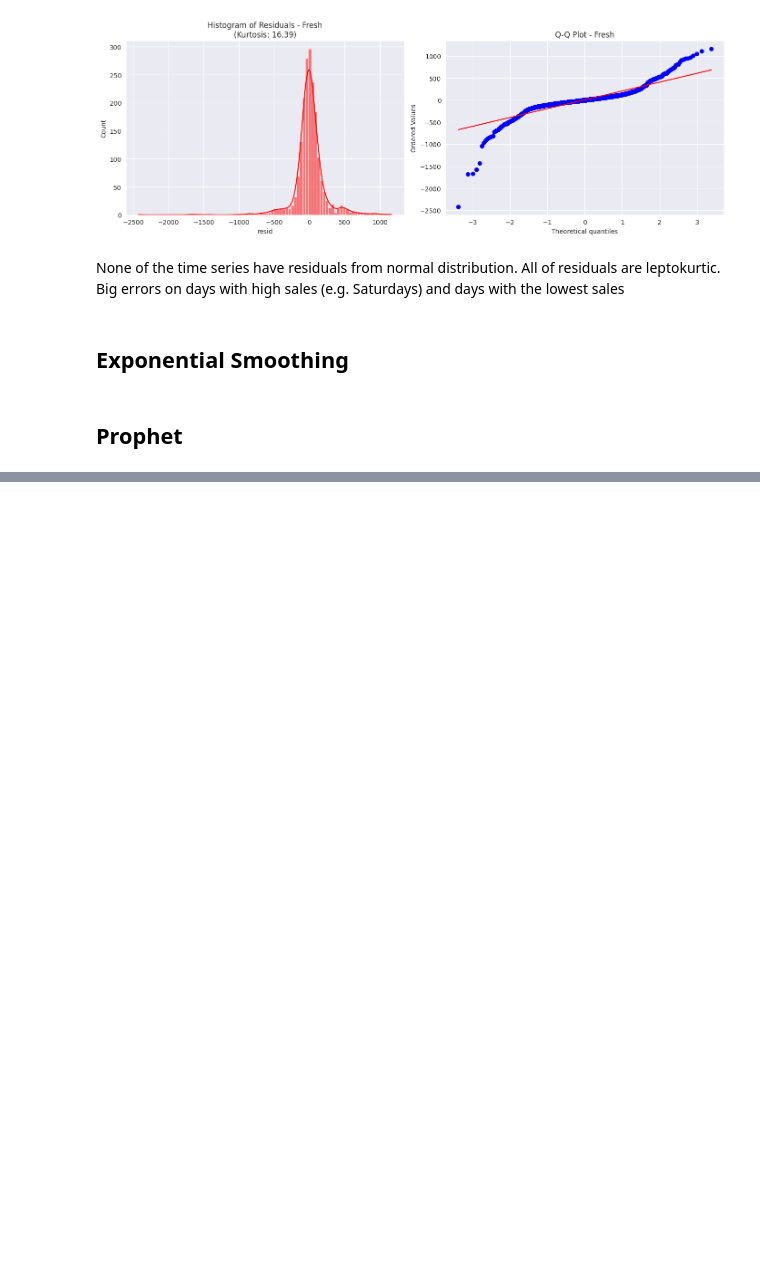
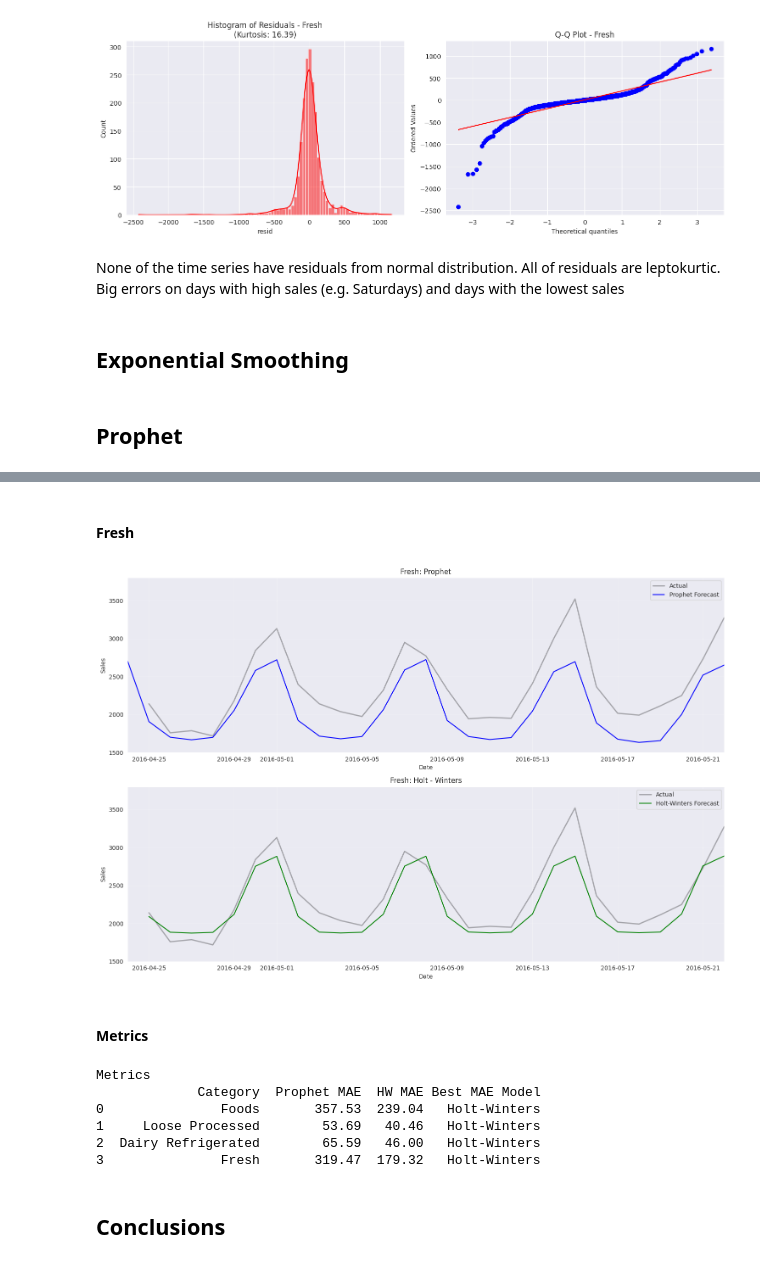
Before and after one commit to bartadamiec/walmart_sales, a Jupyter notebook: projekt.ipynb, the cells around one changed output, grey strips where cells are left out. Drawn from its saved outputs; the diff is of its cells as text; code cells hidden in the pictures; blank space fills up the shorter version.

```diff
--- a/projekt.ipynb
+++ b/projekt.ipynb
@@ -760,0 +978,80 @@ plt.show()
+# %% [markdown]
+#### Fresh
+# %%
+fig, (ax1, ax2) = plt.subplots(nrows=2, ncols=1, figsize=(15, 10))
+
+# Prophet
+ax1.set_title("Fresh: Prophet")
+ax1.plot(fresh_eval['ds'], fresh_eval['y'], label='Actual', color='black', linewidth=2, alpha=0.3)
+ax1.plot(fresh_forecast['ds'], fresh_forecast['yhat'], label='Prophet Forecast', color='blue')
+ax1.set_xlim([start_date, last_date])
+ax1.set_ylim([1500, 3800])
+ax1.legend()
+ax1.grid(True, alpha=0.3)
+ax1.set_xlabel("Date")
+ax1.set_ylabel("Sales")
+
+# Holt-Winters
+ax2.set_title("Fresh: Holt - Winters")
+ax2.plot(fresh_eval['ds'], fresh_eval['y'], label='Actual', color='black', linewidth=2, alpha=0.3)
+ax2.plot(fresh_eval['ds'], fresh_exp_forecast, label='Holt-Winters Forecast', color='green')
+ax2.set_xlim([start_date, last_date])
+ax2.set_ylim([1500, 3800])
+ax2.legend()
+ax2.grid(True, alpha=0.3)
+ax2.set_xlabel("Date")
+ax2.set_ylabel("Sales")
+
+plt.tight_layout()
+plt.show()
+# %% [output]
+[figure, added]
+# %% [markdown]
+#### Metrics
+# %%
+from sklearn.metrics import mean_absolute_error, mean_squared_error
+
+datasets_to_compare = [
+    ("Foods", foods_eval, foods_forecast, foods_exp_forecast),
+    ("Loose Processed", loose_eval, loose_forecast, loose_exp_forecast),
+    ("Dairy Refrigerated", dairy_eval, dairy_forecast, dairy_exp_forecast),
+    ("Fresh", fresh_eval, fresh_forecast, fresh_exp_forecast)
+]
+
+results = []
+
+for name, df_eval, df_prophet, pred_hw in datasets_to_compare:
+    y_true = df_eval['y']
+    y_pred_prophet = df_prophet.tail(len(y_true))['yhat']
+
+    y_pred_hw = pred_hw
+
+    mae_p = mean_absolute_error(y_true, y_pred_prophet)
+    mae_hw = mean_absolute_error(y_true, y_pred_hw)
+
+    mse_p = mean_squared_error(y_true, y_pred_prophet)
+    mse_hw = mean_squared_error(y_true, y_pred_hw)
+
+    results.append({
+        "Category": name,
+        "Prophet MAE": mae_p,
+        "HW MAE": mae_hw,
+        "Prophet MSE": mse_p,
+        "HW MSE": mse_hw,
+        "Best MAE Model": "Prophet" if mae_p < mae_hw else "Holt-Winters"
+    })
+
+metrics_df = pd.DataFrame(results)
+
+print("Metrics")
+print(metrics_df[['Category', 'Prophet MAE', 'HW MAE', 'Best MAE Model']].round(2))
+print("\n")
+# %% [output]
+Metrics
+             Category  Prophet MAE  HW MAE Best MAE Model
+0               Foods       357.53  239.04   Holt-Winters
+1     Loose Processed        53.69   40.46   Holt-Winters
+2  Dairy Refrigerated        65.59   46.00   Holt-Winters
+3               Fresh       319.47  179.32   Holt-Winters
+# %% [markdown]
+## Conclusions
```
Also changed, not shown: parts of 21 cells of this notebook.
